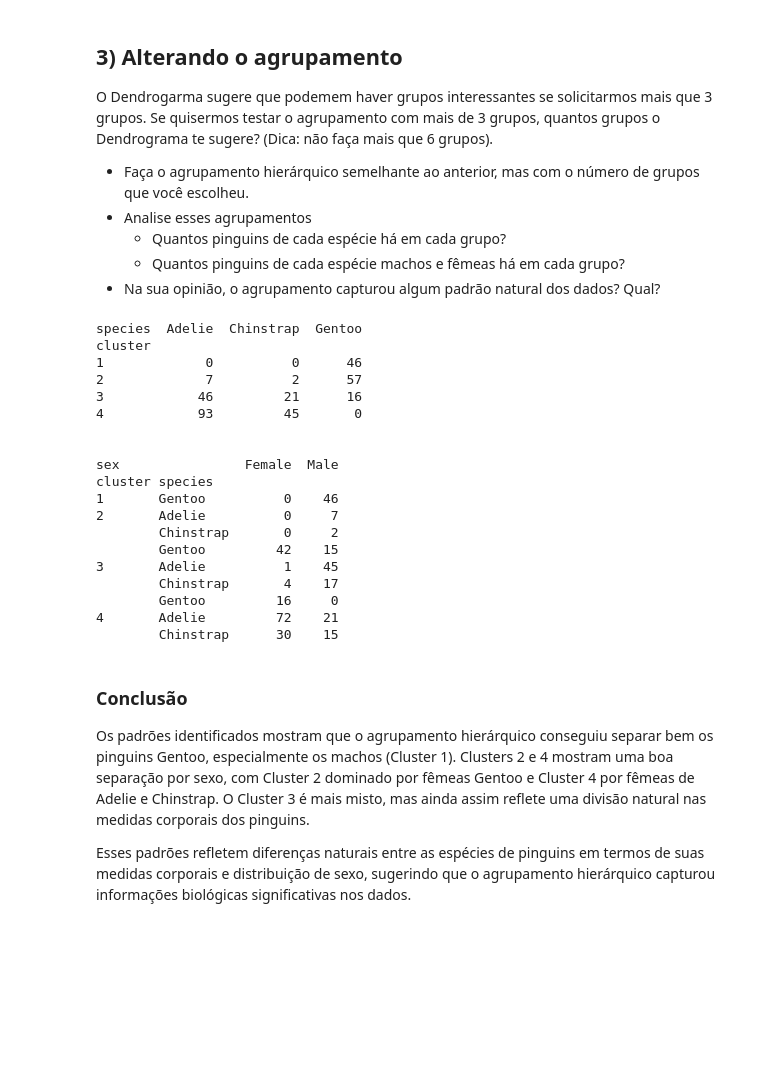
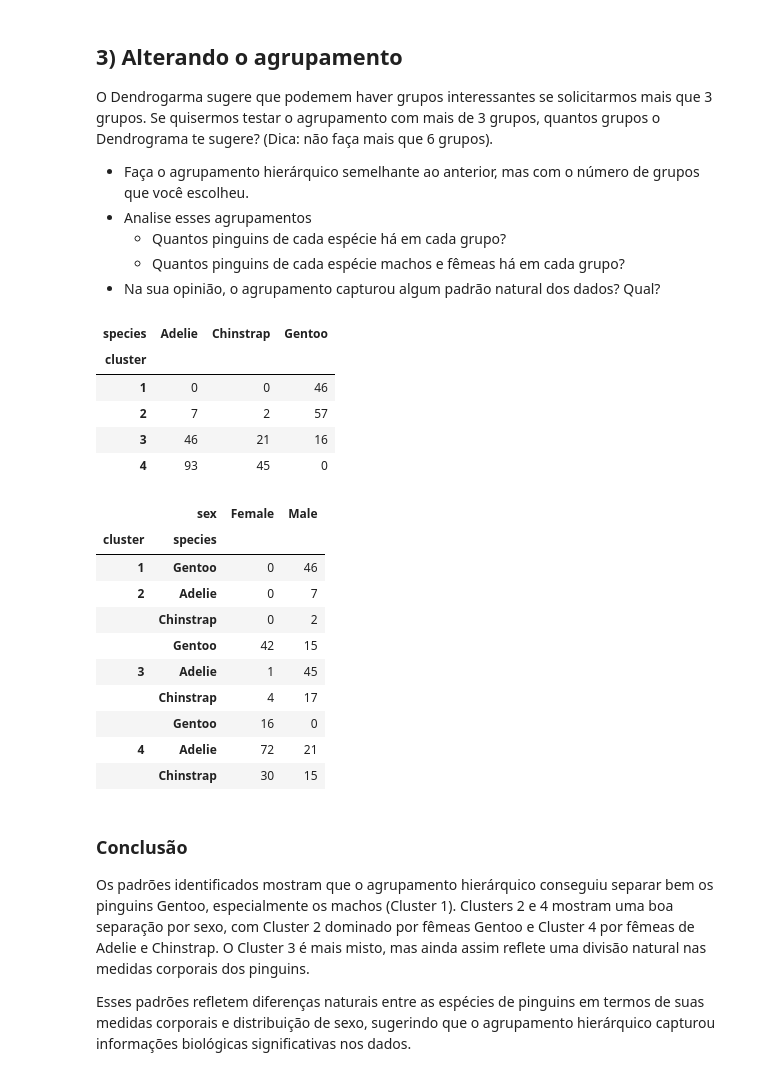
Before and after one commit to Jefersonfranca/EBAC_Curso_Cientista_de_Dados, a Jupyter notebook: Módulo 30 Hierárquicos aglomerativos/Exercício I/mod30_Tarefa.ipynb, the cells around one changed output. Drawn from its saved outputs; the diff is of its cells as text; code cells hidden in the pictures; blank space fills up the shorter version.

```diff
--- a/Módulo 30 Hierárquicos aglomerativos/Exercício I/mod30_Tarefa.ipynb
+++ b/Módulo 30 Hierárquicos aglomerativos/Exercício I/mod30_Tarefa.ipynb
@@ -173,31 +173,29 @@ species_sex_count = peng_clean.groupby(['cluster', 'species', 'sex']).size().uns
 
 
 # Quantidade de pinguins em cada grupo
-print(species_count)
-print('\n')
-
-# Quantidade de pinguis macho e fêmea
-print(species_sex_count)
+species_count
 # %% [output]
-species  Adelie  Chinstrap  Gentoo
-cluster
-1             0          0      46
-2             7          2      57
-3            46         21      16
-4            93         45       0
-
-
-sex                Female  Male
-cluster species
-1       Gentoo          0    46
-2       Adelie          0     7
-        Chinstrap       0     2
-        Gentoo         42    15
-3       Adelie          1    45
-        Chinstrap       4    17
-        Gentoo         16     0
-4       Adelie         72    21
-        Chinstrap      30    15
+| species | Adelie | Chinstrap | Gentoo |
+| cluster |  |  |  |
+| 1 | 0 | 0 | 46 |
+| 2 | 7 | 2 | 57 |
+| 3 | 46 | 21 | 16 |
+| 4 | 93 | 45 | 0 |
+# %%
+# Quantidade de pinguis macho e fêmea
+species_sex_count
+# %% [output]
+|  | sex | Female | Male |
+| cluster | species |  |  |
+| 1 | Gentoo | 0 | 46 |
+| 2 | Adelie | 0 | 7 |
+|  | Chinstrap | 0 | 2 |
+|  | Gentoo | 42 | 15 |
+| 3 | Adelie | 1 | 45 |
+|  | Chinstrap | 4 | 17 |
+|  | Gentoo | 16 | 0 |
+| 4 | Adelie | 72 | 21 |
+|  | Chinstrap | 30 | 15 |
 # %% [markdown]
 ### Conclusão
 
```
